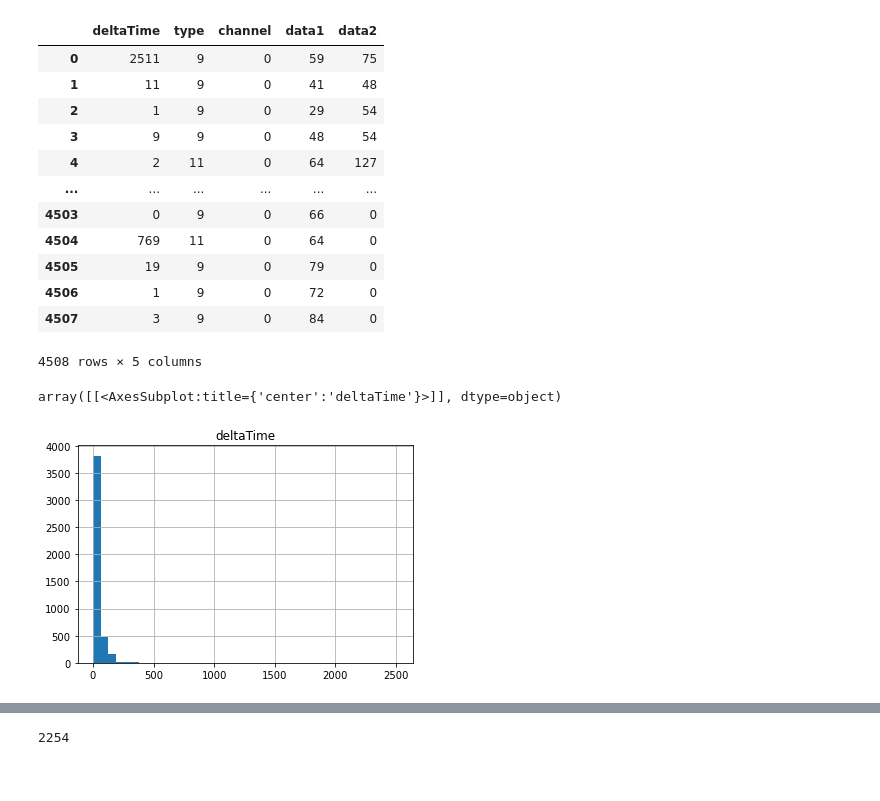
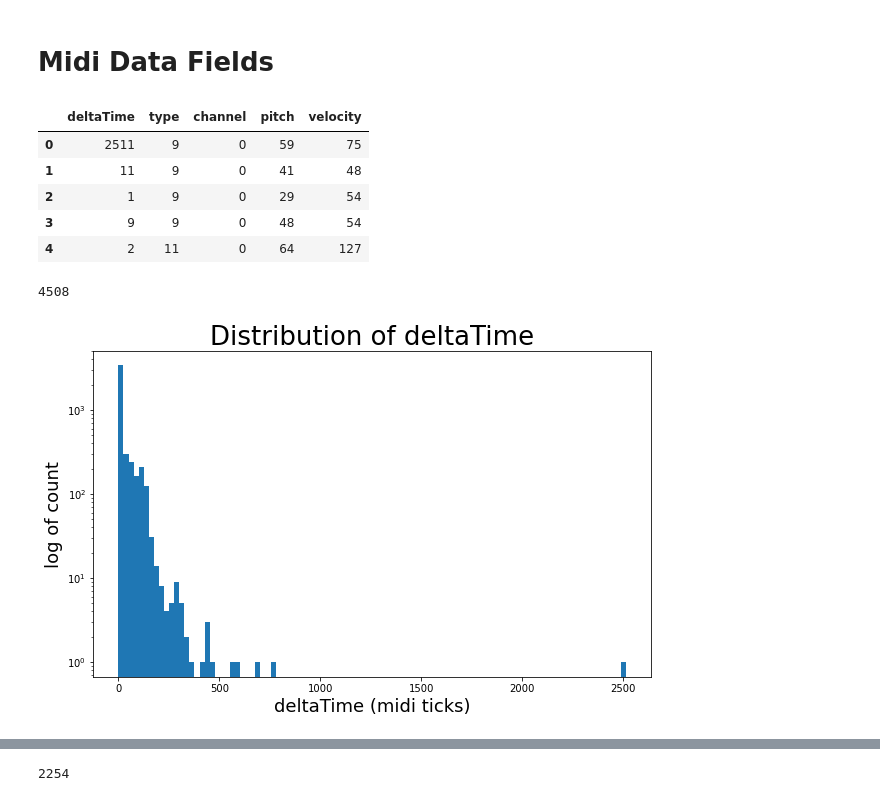
Before and after one commit to 10yasha/piano_note_visualizer_client, a Jupyter notebook: example/midi_format_investigation/midi_json_format_eda.ipynb, the cells around one changed output, grey strips where cells are left out. Saved outputs shown, nothing was run; the diff lists cells and outputs as text; code cells hidden in the pictures.

Commit message:
updated notebook exploring data

```diff
--- a/example/midi_format_investigation/midi_json_format_eda.ipynb
+++ b/example/midi_format_investigation/midi_json_format_eda.ipynb
@@ -41,30 +51,36 @@ sum of track -> deltaTime: 117913
+# %% [markdown]
+# Midi Data Fields
 # %%
+# convert to format that can be parsed into dataframe
 data_for_df = [{"deltaTime": data["deltaTime"],
                 "type": data["type"],
                 "channel": data["channel"],
-                "data1": data["data"][0],
-                "data2": data["data"][1]}
-               for data in track[:-1]]
+                "pitch": data["data"][0],
+                "velocity": data["data"][1]}
+               for data in track[:-1]] # ignore last data which has no data but instead has MetaType field
+
+sabers_edge_df = pd.DataFrame(data_for_df)
+sabers_edge_df.head(5)
+# %% [output]
+|  | deltaTime | type | channel | pitch | velocity |
+| 0 | 2511 | 9 | 0 | 59 | 75 |
+| 1 | 11 | 9 | 0 | 41 | 48 |
+| 2 | 1 | 9 | 0 | 29 | 54 |
+| 3 | 9 | 9 | 0 | 48 | 54 |
+| 4 | 2 | 11 | 0 | 64 | 127 |
 # %%
-my_df = pd.DataFrame(data_for_df)
-my_df
+# get number of data, is this number of notes??
+len(sabers_edge_df)
 # %% [output]
-|  | deltaTime | type | channel | data1 | data2 |
-| 0 | 2511 | 9 | 0 | 59 | 75 |
-| 1 | 11 | 9 | 0 | 41 | 48 |
-| 2 | 1 | 9 | 0 | 29 | 54 |
-| 3 | 9 | 9 | 0 | 48 | 54 |
-| 4 | 2 | 11 | 0 | 64 | 127 |
-| ... | ... | ... | ... | ... | ... |
-| 4503 | 0 | 9 | 0 | 66 | 0 |
-| 4504 | 769 | 11 | 0 | 64 | 0 |
-| 4505 | 19 | 9 | 0 | 79 | 0 |
-| 4506 | 1 | 9 | 0 | 72 | 0 |
-| 4507 | 3 | 9 | 0 | 84 | 0 |
-4508 rows × 5 columns
+4508
 # %%
-my_df.hist(column="deltaTime", bins=40)
+# get distribution of deltaTime, plot log of count since many deltaTime are close to 0
+fig = plt.figure(figsize=(10,6))
+plt.hist(sabers_edge_df["deltaTime"], bins = 100, log=True)
+plt.title("Distribution of deltaTime", fontsize=26)
+plt.xlabel('deltaTime (midi ticks)', fontsize=18)
+plt.ylabel('log of count', fontsize=18)
+plt.show()
 # %% [output]
-array([[<AxesSubplot:title={'center':'deltaTime'}>]], dtype=object)
-[figure, old version]
+[figure, new version]
 # %%
```
Also changed, not shown: parts of 23 cells of this notebook.
